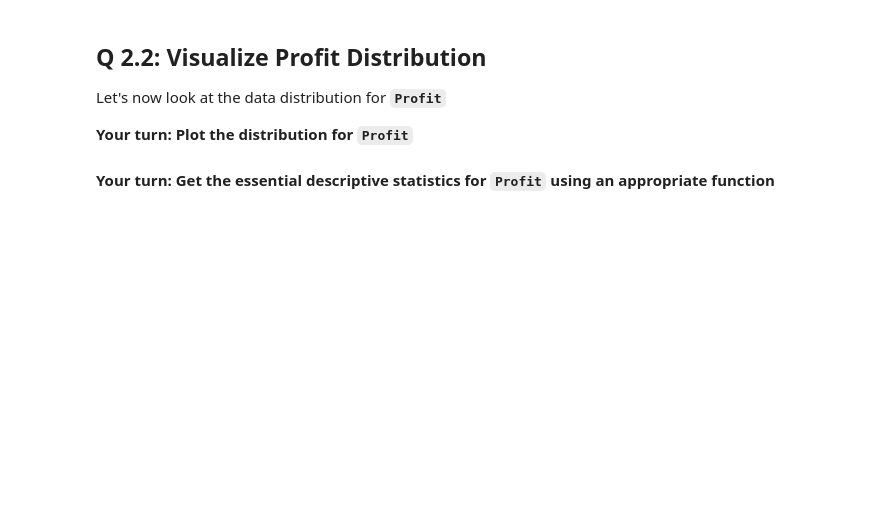
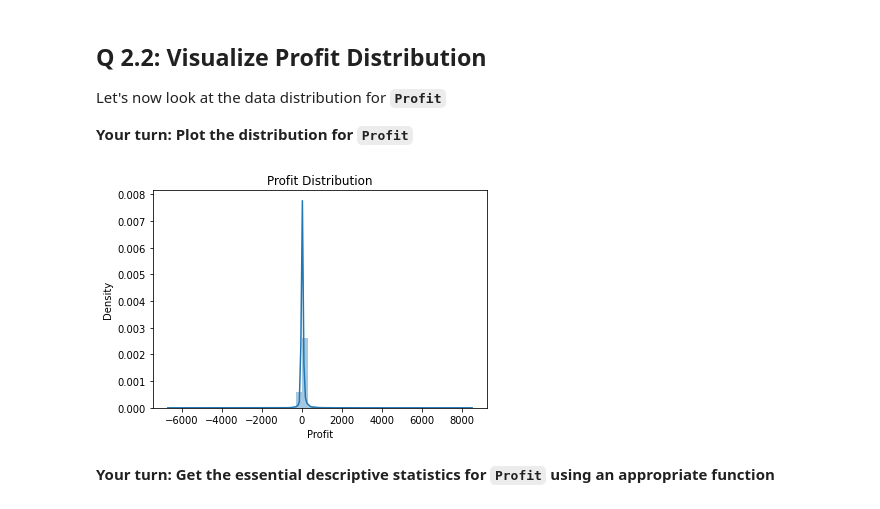
Before and after one commit to aq2oo3/mec-mini-projects, a Jupyter notebook: mec-16.4.1-anomaly-detection-mini-project/Mini_Project_Anomaly_Detection.ipynb, the cells around one changed output. Drawn from its saved outputs; the diff is of its cells as text; code cells hidden in the pictures; blank space fills up the shorter version.

```diff
--- a/mec-16.4.1-anomaly-detection-mini-project/Mini_Project_Anomaly_Detection.ipynb
+++ b/mec-16.4.1-anomaly-detection-mini-project/Mini_Project_Anomaly_Detection.ipynb
@@ -146,2 +147,7 @@ __Your turn: Plot the distribution for `Profit`__
+# %%
+sns.distplot(df['Profit'])
+plt.title("Profit Distribution");
+# %% [output]
+[figure, added]
 # %% [markdown]
 __Your turn: Get the essential descriptive statistics for `Profit` using an appropriate function__
```
Also changed, not shown: parts of 55 cells of this notebook.
